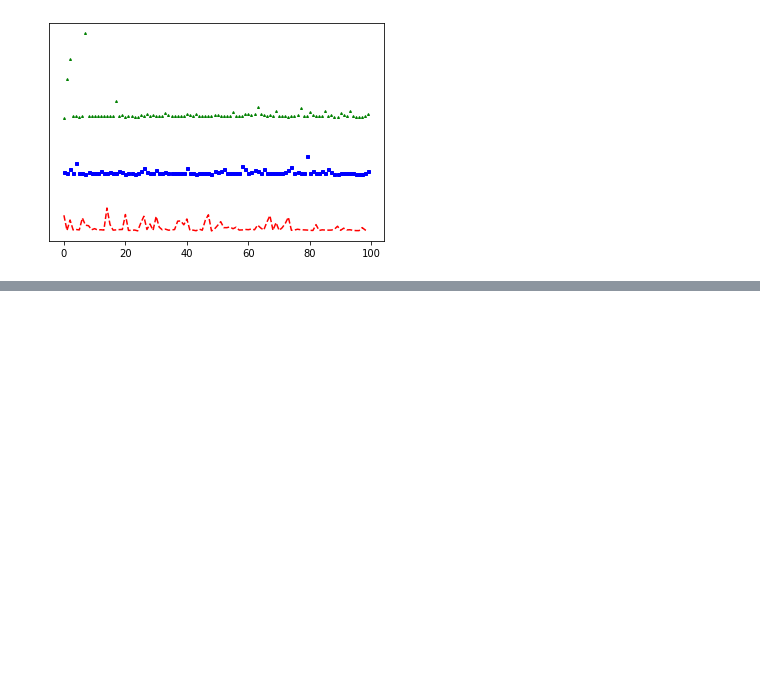
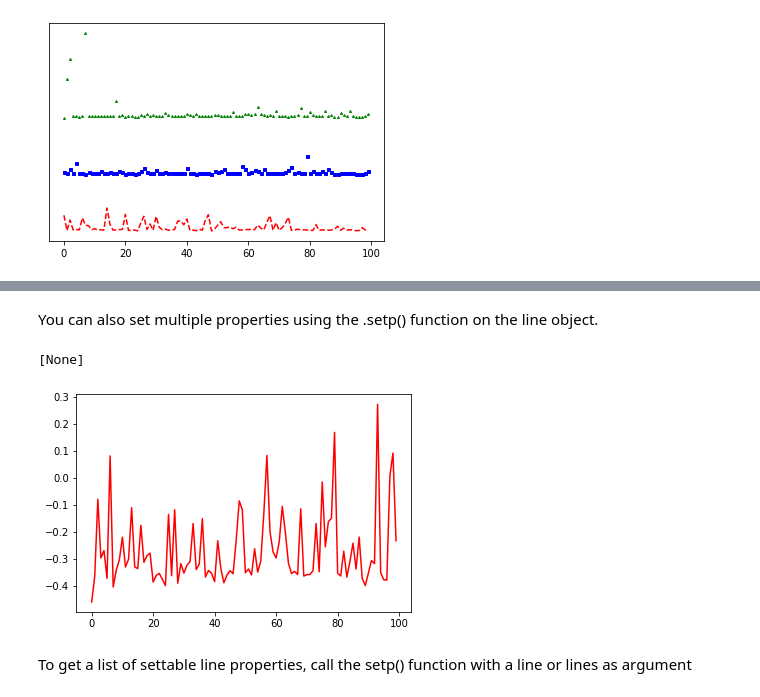
Before and after one commit to mariakesa/MatplotlibForNeuroscientists, a Jupyter notebook: StringerEtAl2018.ipynb, the cells around one changed output, grey strips where cells are left out. Saved outputs shown, nothing was run; the diff lists cells and outputs as text; code cells hidden in the pictures; blank space fills up the shorter version.

Commit message:
Add setp

```diff
--- a/StringerEtAl2018.ipynb
+++ b/StringerEtAl2018.ipynb
@@ -83,0 +98,10 @@ plt.show()
+# %% [markdown]
+You can also set multiple properties using the .setp() function on the line object.
+# %%
+line,=plt.plot(t,zsc[:100,150])
+plt.setp(line,color='r')
+# %% [output]
+[None]
+[figure, added]
+# %% [markdown]
+To get a list of settable line properties, call the setp() function with a line or lines as argument
```
Also changed, not shown: parts of 8 cells of this notebook.
